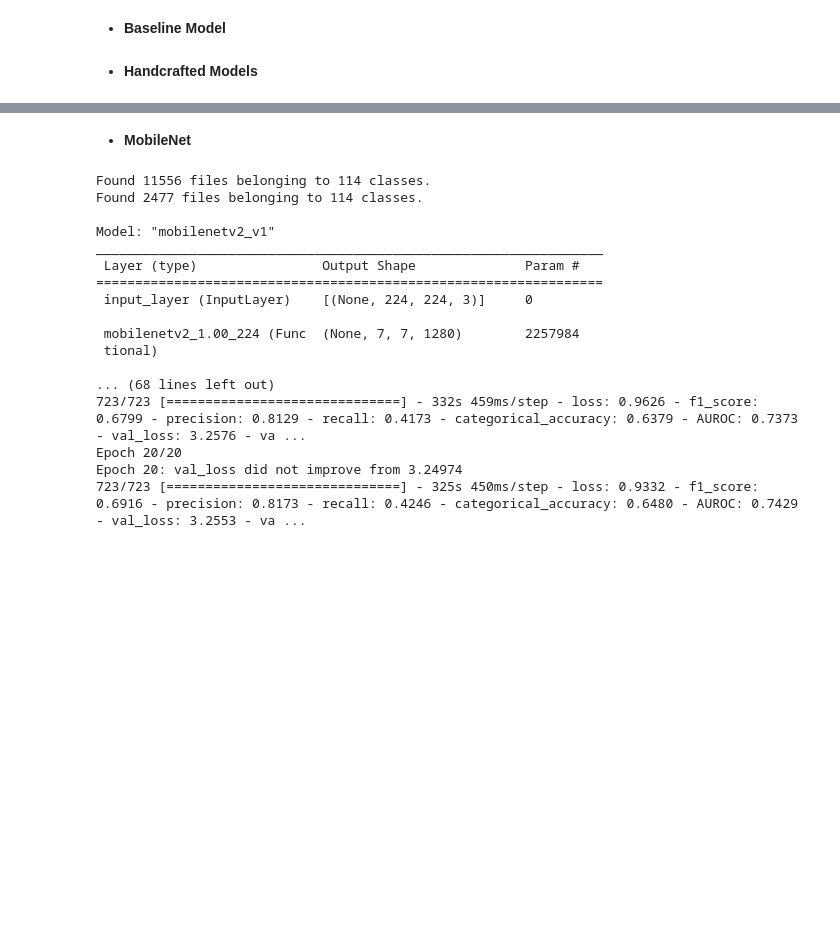
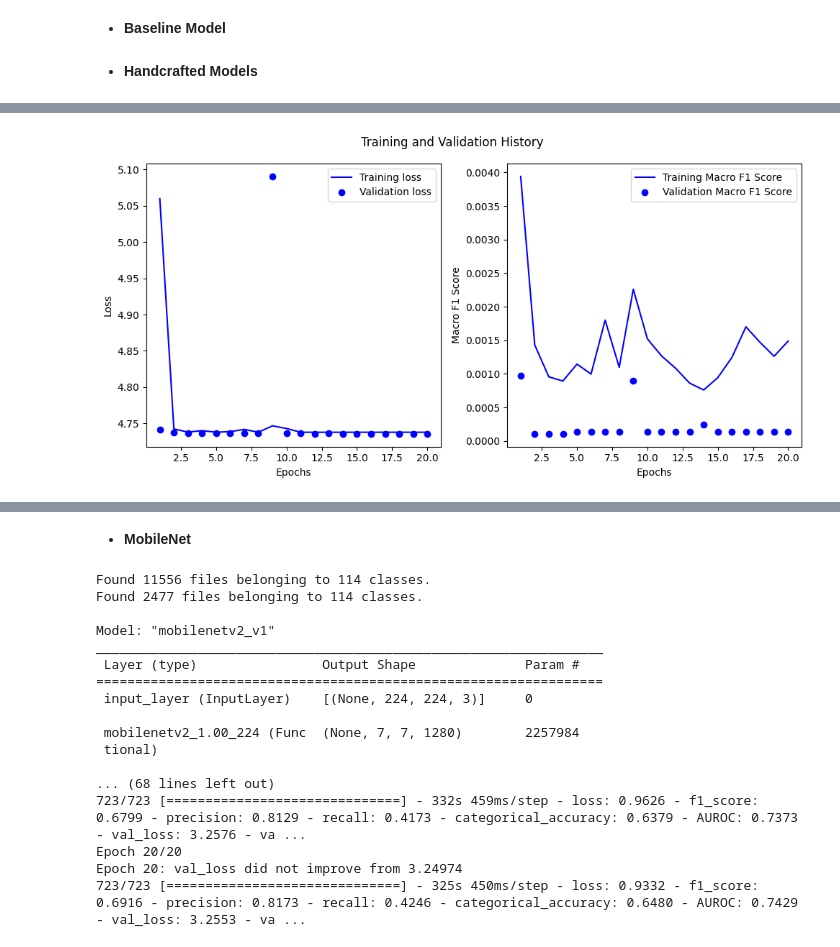
Before and after one commit to fmportela/deep-learning-23-24-nova-ims-group-project, a Jupyter notebook: 4-model-train.ipynb, the cells around one changed output, grey strips where cells are left out. Drawn from its saved outputs; the diff is of its cells as text; code cells hidden in the pictures; blank space fills up the shorter version.

```diff
--- a/4-model-train.ipynb
+++ b/4-model-train.ipynb
@@ -622,3 +639,94 @@ def baseline_model(model_name: str):
 # plot_loss_history(history)
 # %% [markdown]
 - **Handcrafted Models**
+# %%
+# *********************************
+# Handcrafted model
+# *********************************
+
+def handcrafted_v1(model_name: str):
+
+    # NOTES
+    # the idea here is to craft a model and train it from scratch
+    # ... we are not expecting great results due to the size and complexity of our dataset
+
+    batch_size = 16
+    image_size = (64, 64)
+    input_shape = image_size + (3,)
+
+    train_data, val_data = import_data(batch_size=batch_size, image_size=image_size, import_mask=(True, True, False))
+
+    head_model = tf.keras.models.Sequential([
+        tf.keras.layers.Conv2D(32, (3,3), strides = 1, padding = 'same', kernel_initializer=tf.keras.initializers.GlorotNormal(seed=SEED)),
+        tf.keras.layers.Activation('relu'),
+        tf.keras.layers.BatchNormalization(),
+        tf.keras.layers.MaxPooling2D(pool_size = (2,2), padding = 'same'),
+
+        tf.keras.layers.Conv2D(64, (3,3), padding = 'same', kernel_initializer=tf.keras.initializers.GlorotNormal(seed=SEED)),
+        tf.keras.layers.Activation('relu'),
+        tf.keras.layers.BatchNormalization(),
+        tf.keras.layers.MaxPooling2D(pool_size = (2,2), padding = 'same'),
+
+        tf.keras.layers.Conv2D(128, (3,3), padding = 'same', kernel_initializer=tf.keras.initializers.GlorotNormal(seed=SEED)),
+        tf.keras.layers.Activation('relu'),
+        tf.keras.layers.BatchNormalization(),
+        tf.keras.layers.MaxPooling2D(pool_size = (2,2), padding = 'same'),
+
+        tf.keras.layers.Flatten(),
+        tf.keras.layers.Dense(1024, kernel_initializer=tf.keras.initializers.GlorotNormal(seed=SEED), bias_initializer='zeros'),
+        tf.keras.layers.Activation('relu'),
+        tf.keras.layers.Dense(114, activation='softmax'),
+    ])
+
+    # building the model
+    model = model_builder(head_model,
+                          input_shape,
+                          model_name=model_name)
+
+    print()
+    model.summary()
+    print()
+
+    compile_kwargs = {
+        'optimizer': tf.keras.optimizers.Adam(learning_rate=0.001),
+        'loss': tf.keras.losses.CategoricalCrossentropy(from_logits=False),  # if True do not add final softmax layer
+        'metrics': METRICS
+    }
+
+    model.compile(**compile_kwargs)
+
+    # augmenting the train data
+    augmentation_pipeline = tf.keras.models.Sequential([
+        tf.keras.layers.RandomFlip(mode='horizontal_and_vertical', seed=SEED),
+        tf.keras.layers.RandomRotation(factor=0.15, seed=SEED)
+    ], name='augmentation_pipeline')
+
+    augmented_train_data = train_data.map(lambda x, y: (augmentation_pipeline(x, training=True), y))
+
+    # callbacks
+    monitor = 'val_loss'
+    callbacks_list = [
+
+        ModelCheckpoint(filepath=os.path.join(MODELS_PATH, f'{model_name}.keras'),
+                        monitor=monitor,
+                        save_best_only=True,
+                        verbose=1)
+    ]
+
+    # model fitting
+    history = model.fit(augmented_train_data,
+                       epochs=20,
+                       validation_data=val_data,
+                       class_weight=CLASS_WEIGHTS,
+                       callbacks=callbacks_list,
+                       verbose=1)
+
+    return model, history.history
+
+
+model_name = handcrafted_v1.__name__
+model, history = handcrafted_v1(model_name)
+save_model_history(history, os.path.join(HISTORIES_PATH, f'{model_name}.pkl'))
+print()
+plot_loss_and_f1_history(history)
+# %% [output]
@@ -625,2 +750,3 @@ def baseline_model(model_name: str):
+[figure, added]
 # %%
 # *********************************
```
Also changed, not shown: parts of 11 cells of this notebook.
